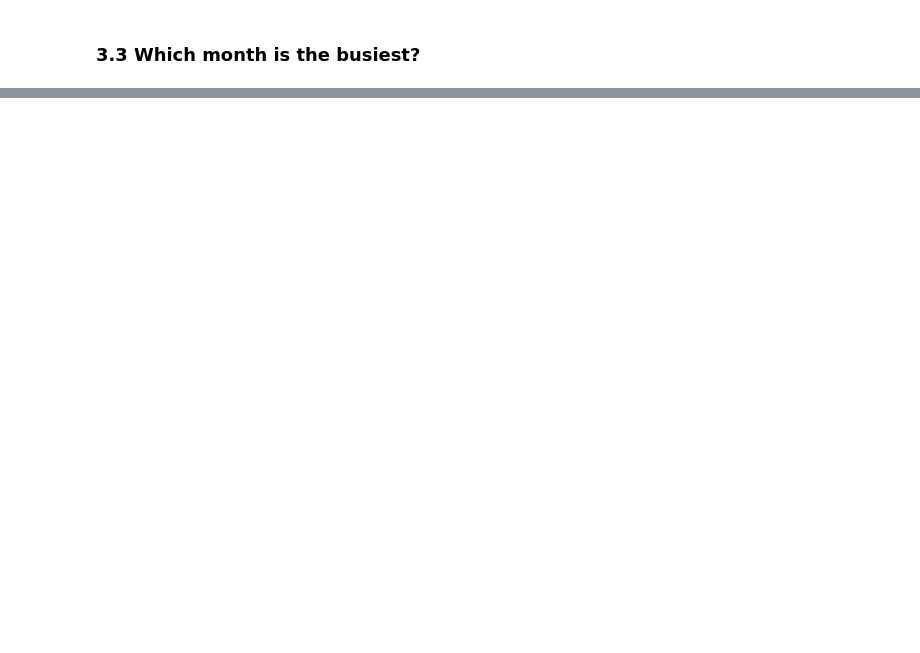
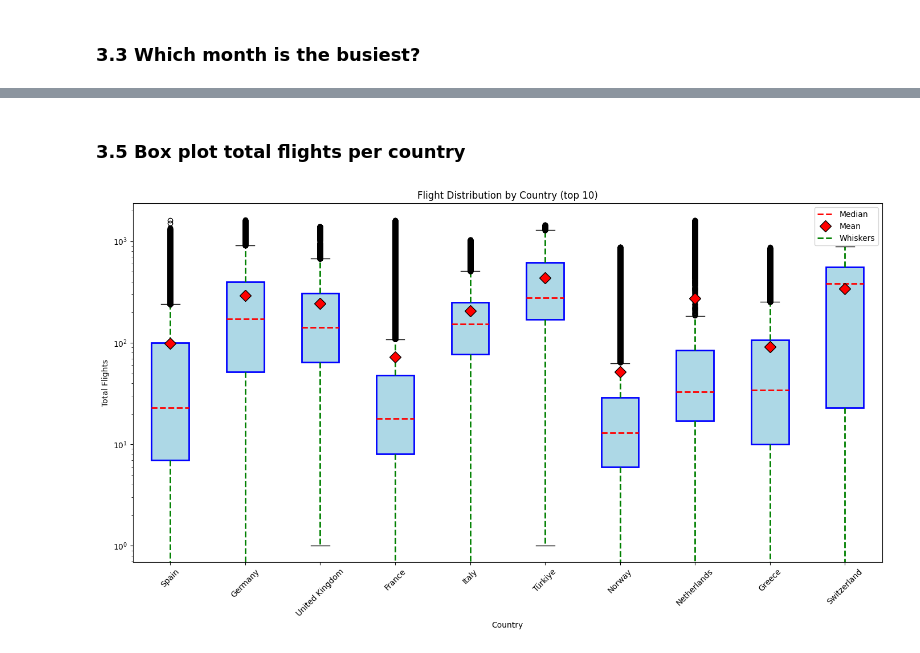
Before and after one commit to fathir1014/EDA-European-Flights-Traffic, a Jupyter notebook: main.ipynb, the cells around one changed output, grey strips where cells are left out. Drawn from its saved outputs; the diff is of its cells as text; code cells hidden in the pictures; blank space fills up the shorter version.

```diff
--- a/main.ipynb
+++ b/main.ipynb
@@ -169,0 +334,80 @@ plt.tight_layout()
+# %% [markdown]
+### 3.5 Box plot total flights per country
+# %%
+from matplotlib.lines import Line2D
+
+top_10 = (
+    df.groupby('country')['total_flights']
+    .sum()
+    .sort_values(ascending=False)
+    .head(10)
+    .index
+)
+
+filtered_df = df[df['country'].isin(top_10)]
+
+plt.figure(figsize=(14,8))
+
+box = plt.boxplot(
+    [filtered_df[filtered_df['country'] == country]['total_flights'] for country in top_10],
+    labels=top_10, patch_artist=True, showmeans=True, medianprops={'color': 'red', 'linewidth': 2, 'linestyle': '--', 'label': 'Median'},
+    whiskerprops={'color': 'green', 'linewidth': 2, 'linestyle': '--', 'label': 'Whiskers'},
+    meanprops={
+        "marker" : "D",
+        "markerfacecolor" : "red",
+        "markeredgecolor" : "black",
+        "markersize" : 10,
+        "label" : "Mean"
+    }
+)
+
+legend_elements = [
+
+    Line2D(
+        [0],
+        [0],
+        color='red',
+        linestyle='--',
+        linewidth=2,
+        label='Median'
+    ),
+
+    Line2D(
+        [0],
+        [0],
+
+        marker='D',
+        color='white',
+        markerfacecolor='red',
+        markeredgecolor='black',
+        markersize=10,
+        label='Mean'
+    ),
+
+    Line2D(
+        [0],
+        [0],
+        color='green',
+        linestyle='--',
+        linewidth=2,
+        label='Whiskers'
+    )
+]
+
+for b in box['boxes']:
+    b.set(color='blue', linewidth=2)
+    b.set(facecolor='lightblue')
+
+plt.title('Flight Distribution by Country (top 10)')
+plt.xlabel('Country')
+plt.ylabel('Total Flights')
+plt.legend(handles=legend_elements, loc='upper right')
+plt.xticks(rotation=45)
+plt.yscale('log')
+plt.tight_layout()
+
+filepath = os.path.join("plots", "boxplot_country_flight_distribution.png")
+plt.savefig(filepath, dpi=300, bbox_inches="tight", facecolor="white")
+plt.show()
+# %% [output]
+[figure, added]
```
Also changed, not shown: parts of 19 cells of this notebook, 2 other files.
